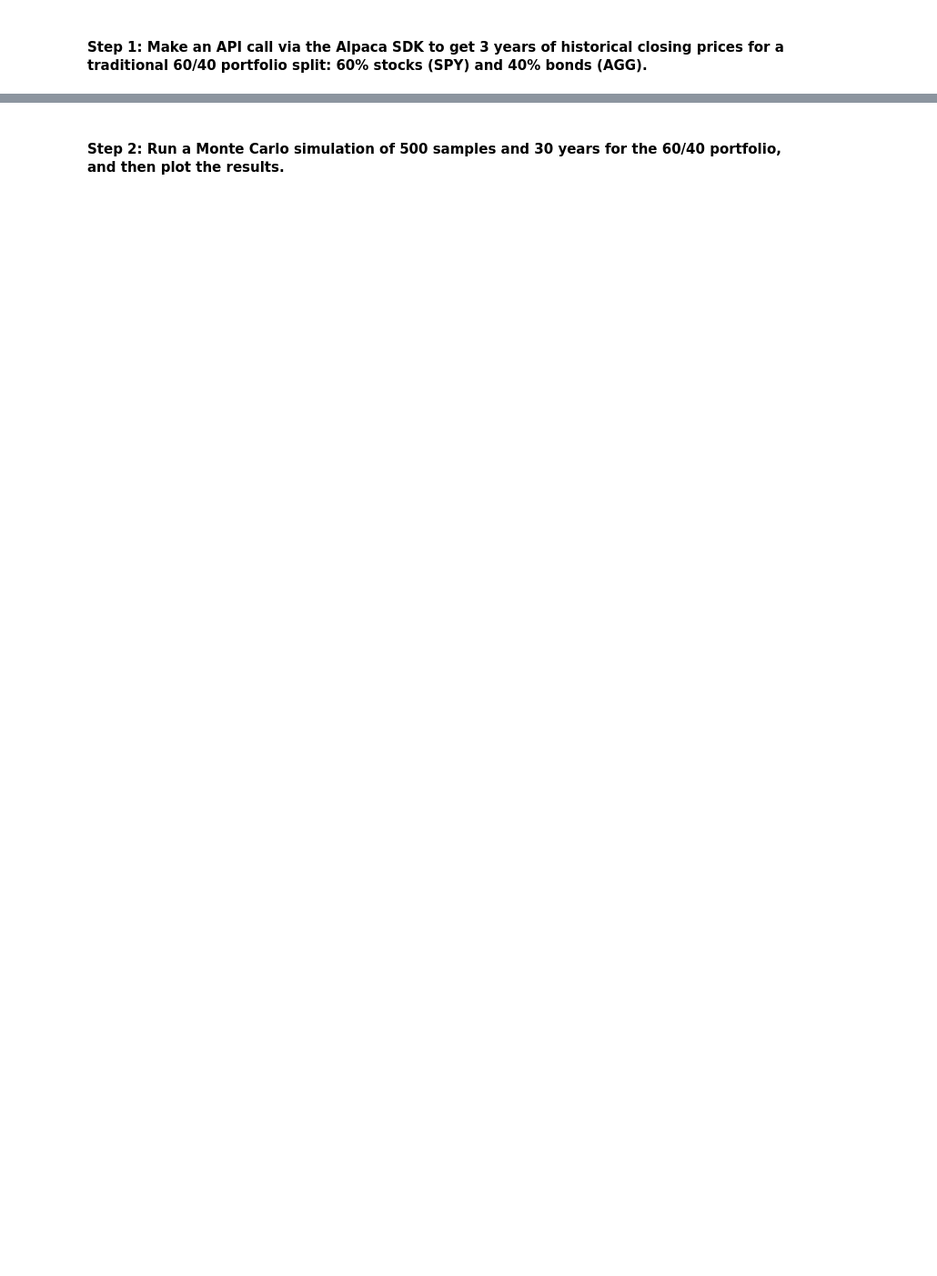
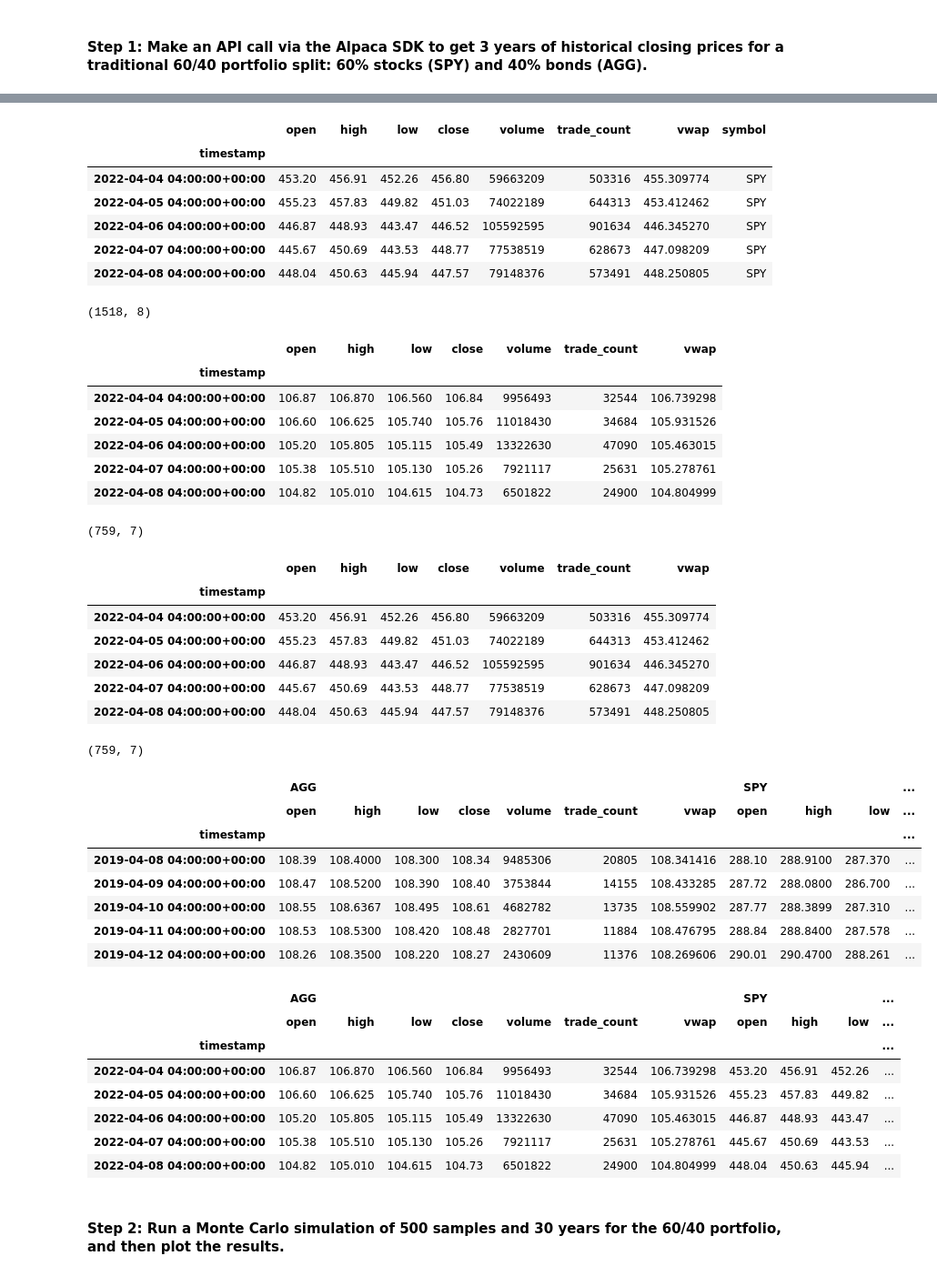
Before and after one commit to TaoNYC/columbia_fintech, a Jupyter notebook: Challenge_5_API_MC_Simulation_Forcasting_Portfilio_Performance/financial_planning_tools.ipynb, the cells around one changed output, grey strips where cells are left out. Shown at 91% size. Cells and saved outputs as stored; diff of their text form; code cells hidden in the pictures; blank space fills up the shorter version.

```diff
--- a/Challenge_5_API_MC_Simulation_Forcasting_Portfilio_Performance/financial_planning_tools.ipynb
+++ b/Challenge_5_API_MC_Simulation_Forcasting_Portfilio_Performance/financial_planning_tools.ipynb
@@ -483,14 +503,34 @@ In this section, you’ll use the MCForecastTools library to create a Monte Carl
 # The start and end dates should be updated with the information set above
 # Remember to add the df property to the end of the call so the response is returned as a DataFrame
 # YOUR CODE HERE
+prices_tickers_df_3_years = alpaca.get_bars(tickers,
+                                    timeframe,
+                                    limit=limit_rows,
+                                    start=start_date_3_years,
+                                    end=end_date_3_years
+                                   ).df
+display(prices_tickers_df_3_years.head())
+display(prices_tickers_df_3_years.tail())
+display(prices_tickers_df_3_years.shape)
 
 # Reorganize the DataFrame
 # Separate ticker data
 # YOUR CODE HERE
+AGG_3_years = prices_tickers_df_3_years[prices_tickers_df_3_years['symbol']=='AGG'].drop(columns='symbol')
+display(AGG_3_years.tail())
+display(AGG_3_years.shape)
+SPY_3_years = prices_tickers_df_3_years[prices_tickers_df_3_years['symbol']=='SPY'].drop(columns='symbol')
+display(SPY_3_years.tail())
+display(SPY_3_years.shape)
+
 
 # Concatenate the ticker DataFrames
 # YOUR CODE HERE
+prices_tickers_df_3_years_concat = pd.concat([AGG_3_years,SPY_3_years],axis=1,keys=['AGG','SPY'])
 
 # Display both the first and last five rows of the DataFrame
 # YOUR CODE HERE
 # YOUR CODE HERE
+display(prices_tickers_df_3_years_concat.head())
+display(prices_tickers_df_3_years_concat.tail())
+# %% [output]
@@ -497,3 +544,43 @@ In this section, you’ll use the MCForecastTools library to create a Monte Carl
+|  | open | high | low | close | volume | trade_count | vwap | symbol |
+| timestamp |  |  |  |  |  |  |  |  |
+| 2022-04-04 04:00:00+00:00 | 453.20 | 456.91 | 452.26 | 456.80 | 59663209 | 503316 | 455.309774 | SPY |
+| 2022-04-05 04:00:00+00:00 | 455.23 | 457.83 | 449.82 | 451.03 | 74022189 | 644313 | 453.412462 | SPY |
+| 2022-04-06 04:00:00+00:00 | 446.87 | 448.93 | 443.47 | 446.52 | 105592595 | 901634 | 446.345270 | SPY |
+| 2022-04-07 04:00:00+00:00 | 445.67 | 450.69 | 443.53 | 448.77 | 77538519 | 628673 | 447.098209 | SPY |
+| 2022-04-08 04:00:00+00:00 | 448.04 | 450.63 | 445.94 | 447.57 | 79148376 | 573491 | 448.250805 | SPY |
+(1518, 8)
+|  | open | high | low | close | volume | trade_count | vwap |
+| timestamp |  |  |  |  |  |  |  |
+| 2022-04-04 04:00:00+00:00 | 106.87 | 106.870 | 106.560 | 106.84 | 9956493 | 32544 | 106.739298 |
+| 2022-04-05 04:00:00+00:00 | 106.60 | 106.625 | 105.740 | 105.76 | 11018430 | 34684 | 105.931526 |
+| 2022-04-06 04:00:00+00:00 | 105.20 | 105.805 | 105.115 | 105.49 | 13322630 | 47090 | 105.463015 |
+| 2022-04-07 04:00:00+00:00 | 105.38 | 105.510 | 105.130 | 105.26 | 7921117 | 25631 | 105.278761 |
+| 2022-04-08 04:00:00+00:00 | 104.82 | 105.010 | 104.615 | 104.73 | 6501822 | 24900 | 104.804999 |
+(759, 7)
+|  | open | high | low | close | volume | trade_count | vwap |
+| timestamp |  |  |  |  |  |  |  |
+| 2022-04-04 04:00:00+00:00 | 453.20 | 456.91 | 452.26 | 456.80 | 59663209 | 503316 | 455.309774 |
+| 2022-04-05 04:00:00+00:00 | 455.23 | 457.83 | 449.82 | 451.03 | 74022189 | 644313 | 453.412462 |
+| 2022-04-06 04:00:00+00:00 | 446.87 | 448.93 | 443.47 | 446.52 | 105592595 | 901634 | 446.345270 |
+| 2022-04-07 04:00:00+00:00 | 445.67 | 450.69 | 443.53 | 448.77 | 77538519 | 628673 | 447.098209 |
+| 2022-04-08 04:00:00+00:00 | 448.04 | 450.63 | 445.94 | 447.57 | 79148376 | 573491 | 448.250805 |
+(759, 7)
+|  | AGG |  |  |  |  |  |  | SPY |  |  | ... |
+|  | open | high | low | close | volume | trade_count | vwap | open | high | low | ... |
+| timestamp |  |  |  |  |  |  |  |  |  |  | ... |
+| 2019-04-08 04:00:00+00:00 | 108.39 | 108.4000 | 108.300 | 108.34 | 9485306 | 20805 | 108.341416 | 288.10 | 288.9100 | 287.370 | ... |
+| 2019-04-09 04:00:00+00:00 | 108.47 | 108.5200 | 108.390 | 108.40 | 3753844 | 14155 | 108.433285 | 287.72 | 288.0800 | 286.700 | ... |
+| 2019-04-10 04:00:00+00:00 | 108.55 | 108.6367 | 108.495 | 108.61 | 4682782 | 13735 | 108.559902 | 287.77 | 288.3899 | 287.310 | ... |
+| 2019-04-11 04:00:00+00:00 | 108.53 | 108.5300 | 108.420 | 108.48 | 2827701 | 11884 | 108.476795 | 288.84 | 288.8400 | 287.578 | ... |
+| 2019-04-12 04:00:00+00:00 | 108.26 | 108.3500 | 108.220 | 108.27 | 2430609 | 11376 | 108.269606 | 290.01 | 290.4700 | 288.261 | ... |
+|  | AGG |  |  |  |  |  |  | SPY |  |  | ... |
+|  | open | high | low | close | volume | trade_count | vwap | open | high | low | ... |
+| timestamp |  |  |  |  |  |  |  |  |  |  | ... |
+| 2022-04-04 04:00:00+00:00 | 106.87 | 106.870 | 106.560 | 106.84 | 9956493 | 32544 | 106.739298 | 453.20 | 456.91 | 452.26 | ... |
+| 2022-04-05 04:00:00+00:00 | 106.60 | 106.625 | 105.740 | 105.76 | 11018430 | 34684 | 105.931526 | 455.23 | 457.83 | 449.82 | ... |
+| 2022-04-06 04:00:00+00:00 | 105.20 | 105.805 | 105.115 | 105.49 | 13322630 | 47090 | 105.463015 | 446.87 | 448.93 | 443.47 | ... |
+| 2022-04-07 04:00:00+00:00 | 105.38 | 105.510 | 105.130 | 105.26 | 7921117 | 25631 | 105.278761 | 445.67 | 450.69 | 443.53 | ... |
+| 2022-04-08 04:00:00+00:00 | 104.82 | 105.010 | 104.615 | 104.73 | 6501822 | 24900 | 104.804999 | 448.04 | 450.63 | 445.94 | ... |
 # %% [markdown]
 #### Step 2: Run a Monte Carlo simulation of 500 samples and 30 years for the 60/40 portfolio, and then plot the results.
 # %%
```
Also changed, not shown: parts of 21 cells of this notebook.
